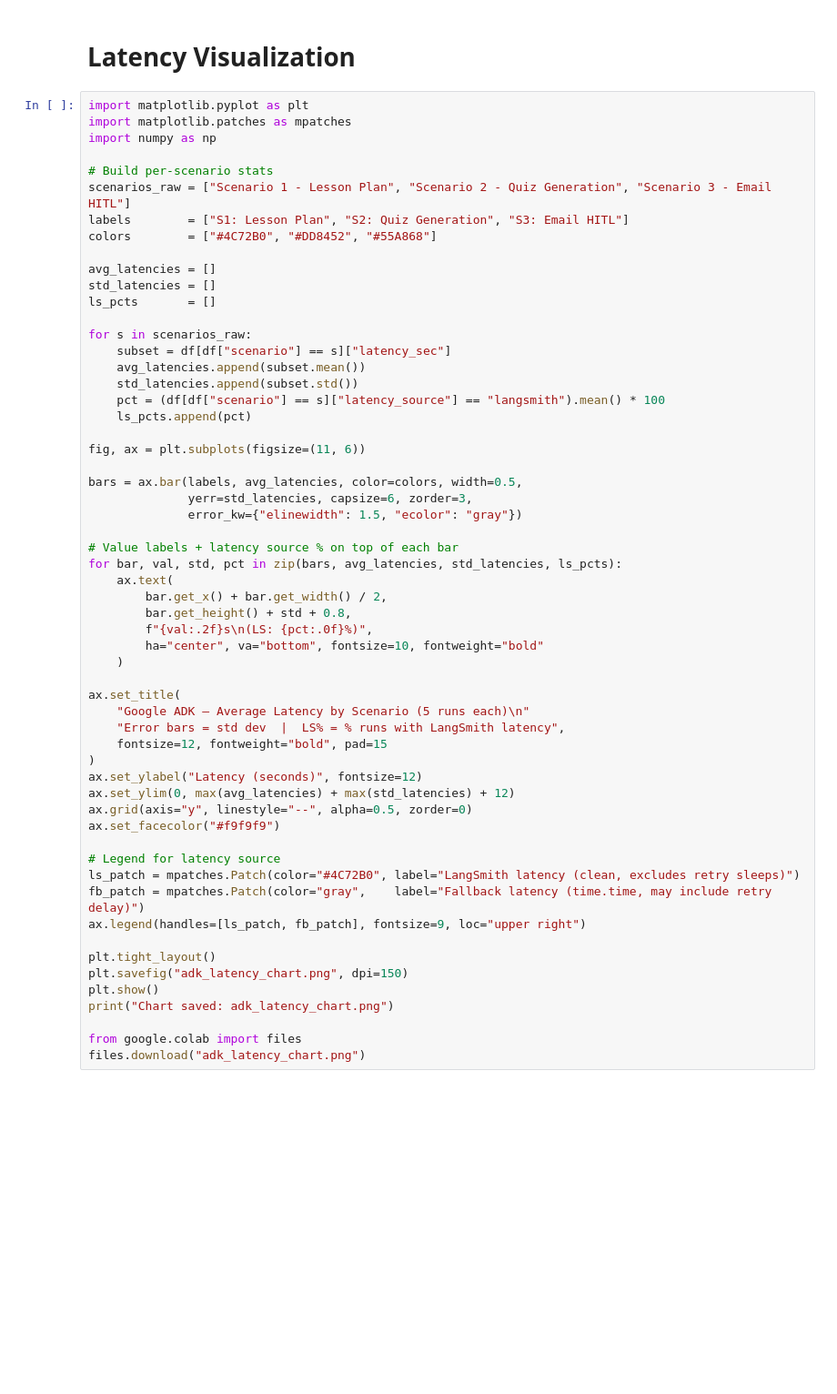
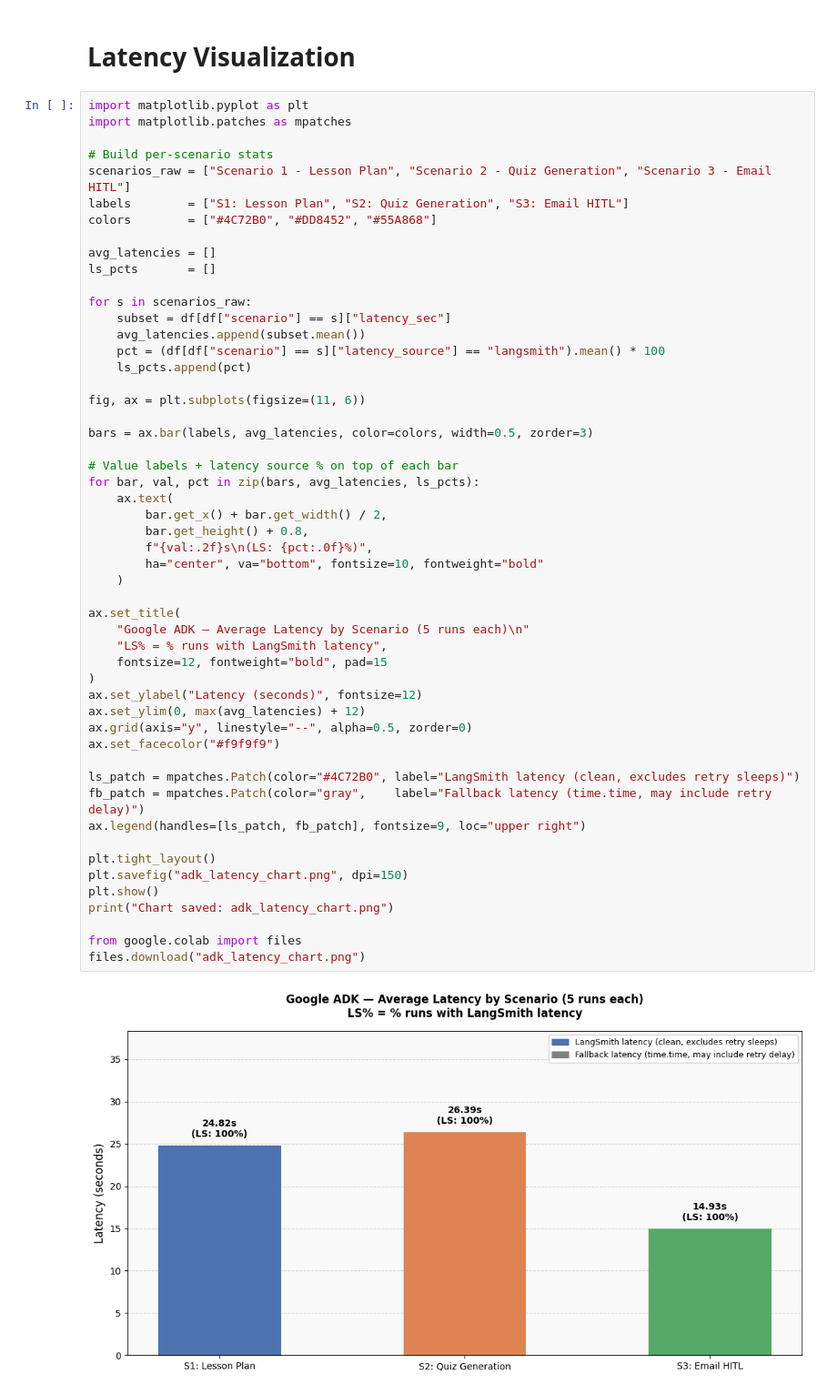
Before and after one commit to Timmythaw/langgraph-adk-edu-comparison, a Jupyter notebook: notebooks/02_adk_system.ipynb, the cells around one changed output. Shown at 91% size. Drawn from its saved outputs; the diff is of its cells as text; blank space fills up the shorter version.

```diff
--- a/notebooks/02_adk_system.ipynb
+++ b/notebooks/02_adk_system.ipynb
@@ -882,7 +916,6 @@ print(f"\nDownloaded: {METRICS_FILE}")
 # %%
 import matplotlib.pyplot as plt
 import matplotlib.patches as mpatches
-import numpy as np
 
 # Build per-scenario stats
 scenarios_raw = ["Scenario 1 - Lesson Plan", "Scenario 2 - Quiz Generation", "Scenario 3 - Email HITL"]
@@ -890,50 +923,47 @@ labels        = ["S1: Lesson Plan", "S2: Quiz Generation", "S3: Email HITL"]
 colors        = ["#4C72B0", "#DD8452", "#55A868"]
 
 avg_latencies = []
-std_latencies = []
 ls_pcts       = []
 
 for s in scenarios_raw:
     subset = df[df["scenario"] == s]["latency_sec"]
     avg_latencies.append(subset.mean())
-    std_latencies.append(subset.std())
     pct = (df[df["scenario"] == s]["latency_source"] == "langsmith").mean() * 100
     ls_pcts.append(pct)
 
 fig, ax = plt.subplots(figsize=(11, 6))
 
-bars = ax.bar(labels, avg_latencies, color=colors, width=0.5,
-              yerr=std_latencies, capsize=6, zorder=3,
-              error_kw={"elinewidth": 1.5, "ecolor": "gray"})
+bars = ax.bar(labels, avg_latencies, color=colors, width=0.5, zorder=3)
 
 # Value labels + latency source % on top of each bar
-for bar, val, std, pct in zip(bars, avg_latencies, std_latencies, ls_pcts):
+for bar, val, pct in zip(bars, avg_latencies, ls_pcts):
     ax.text(
         bar.get_x() + bar.get_width() / 2,
-        bar.get_height() + std + 0.8,
+        bar.get_height() + 0.8,
         f"{val:.2f}s\n(LS: {pct:.0f}%)",
         ha="center", va="bottom", fontsize=10, fontweight="bold"
     )
 
 ax.set_title(
     "Google ADK — Average Latency by Scenario (5 runs each)\n"
-    "Error bars = std dev  |  LS% = % runs with LangSmith latency",
+    "LS% = % runs with LangSmith latency",
     fontsize=12, fontweight="bold", pad=15
 )
 ax.set_ylabel("Latency (seconds)", fontsize=12)
-ax.set_ylim(0, max(avg_latencies) + max(std_latencies) + 12)
+ax.set_ylim(0, max(avg_latencies) + 12)
 ax.grid(axis="y", linestyle="--", alpha=0.5, zorder=0)
 ax.set_facecolor("#f9f9f9")
 
-# Legend for latency source
 ls_patch = mpatches.Patch(color="#4C72B0", label="LangSmith latency (clean, excludes retry sleeps)")
 fb_patch = mpatches.Patch(color="gray",    label="Fallback latency (time.time, may include retry delay)")
 ax.legend(handles=[ls_patch, fb_patch], fontsize=9, loc="upper right")
 
 plt.tight_layout()
 plt.savefig("adk_latency_chart.png", dpi=150)
 plt.show()
 print("Chart saved: adk_latency_chart.png")
 
 from google.colab import files
 files.download("adk_latency_chart.png")
+# %% [output]
+[figure, added]
```
Also changed, not shown: parts of 6 cells of this notebook.
